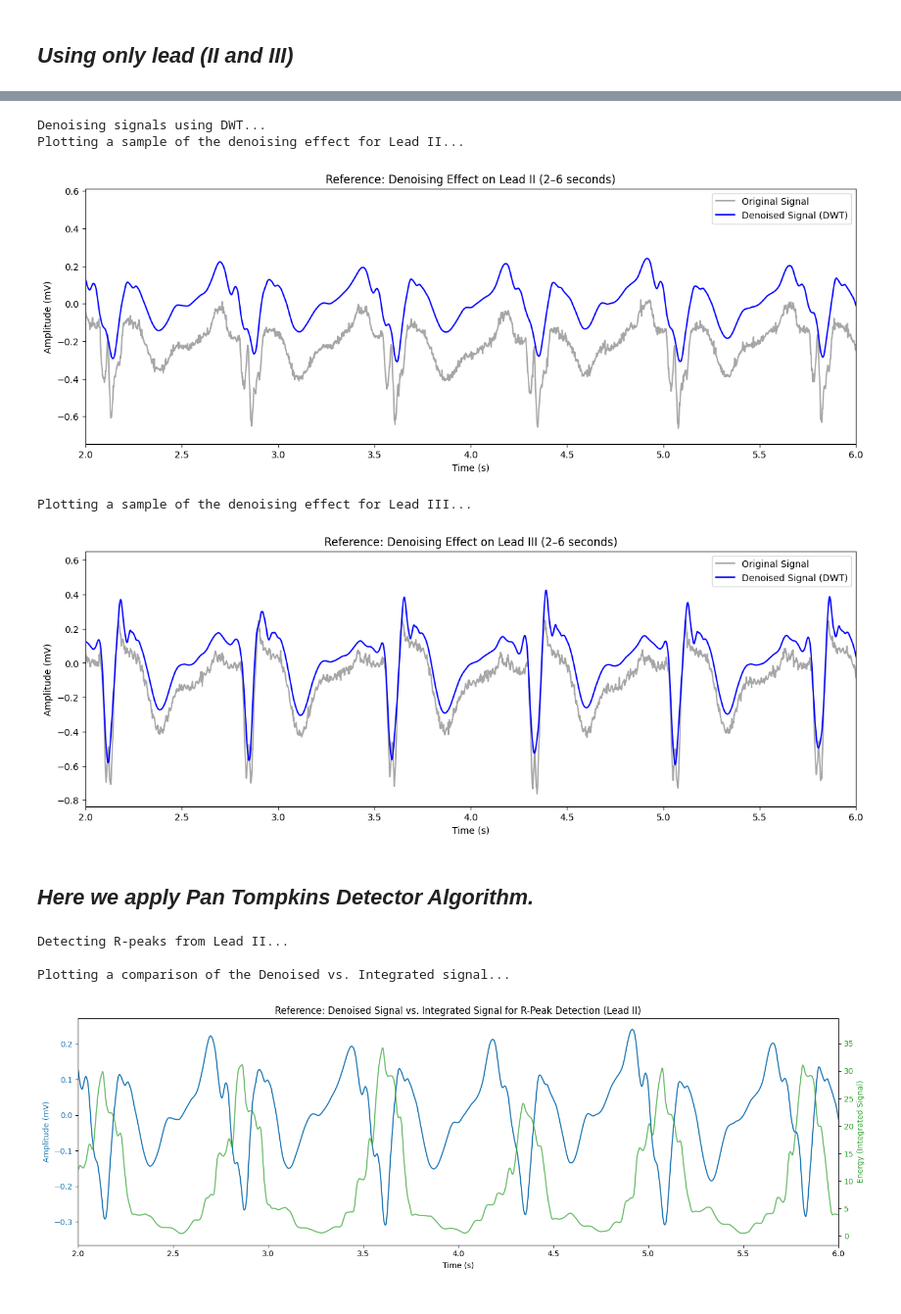
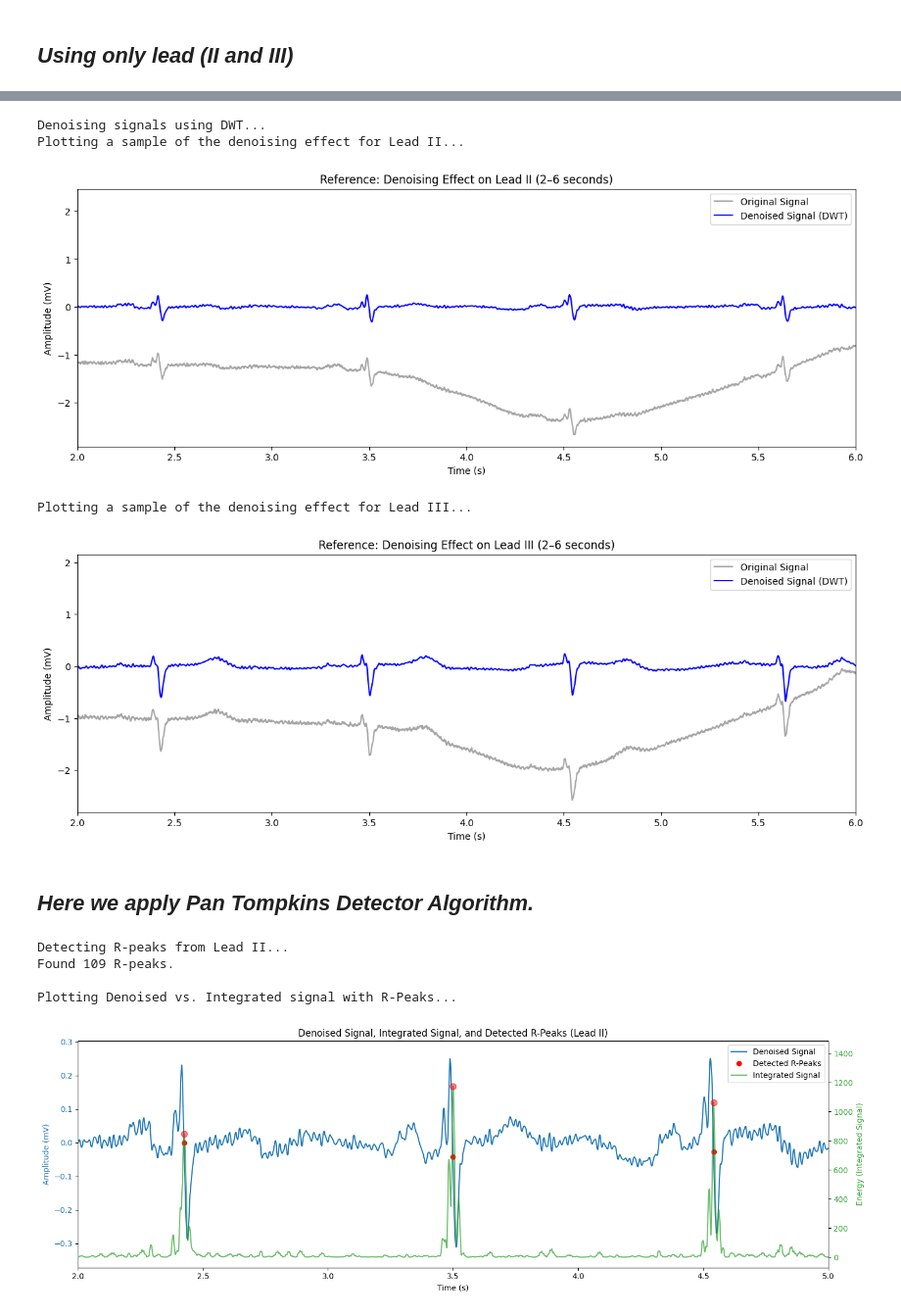
Before and after one commit to ArjuMukherjee/myocardial-infarction-detection, a Jupyter notebook: ecg-diagnosis.ipynb, the cells around one changed output, grey strips where cells are left out. Shown at 98% size. Drawn from its saved outputs; the diff is of its cells as text; code cells hidden in the pictures.

Commit message:
Kaggle Notebook | ECG Diagnosis | Version 8

```diff
--- a/ecg-diagnosis.ipynb
+++ b/ecg-diagnosis.ipynb
@@ -600,7 +601,7 @@ wfdb.plot_wfdb(record=record, title='Ecg Report of one Patient (001)')
 # %% [markdown]
 ## *Using only lead (II and III)*
 # %%
-signals, fields = wfdb.rdsamp('/kaggle/input/ptb-ecg-database/ptb-diagnostic-ecg-database-1.0.0/patient001/s0010_re', channels=[1,2])
+signals, fields = wfdb.rdsamp('/kaggle/input/ptb-ecg-database/ptb-diagnostic-ecg-database-1.0.0/patient030/s0117lre', channels=[1,2])
 raw_ecg_data = pd.DataFrame(signals, columns=['lead_ii', 'lead_iii'])
 print("Successfully loaded the ECG signal data.")
 raw_ecg_data
@@ -649,13 +651,16 @@ def denoise_signal_dwt(signal, fs):
     coeffs[-1] = np.zeros_like(coeffs[-1]) # Remove cD1 (> 250 Hz)
     coeffs[-2] = np.zeros_like(coeffs[-2]) # Remove cD2 (> 125 Hz)
     coeffs[-3] = np.zeros_like(coeffs[-3]) # Remove cD3 (> 62.5 Hz)
-    coeffs[-4] = np.zeros_like(coeffs[-4]) # Remove cD4 (> 31.25 Hz)
-    coeffs[-5] = np.zeros_like(coeffs[-5]) # Remove cD5 (> 15.6 Hz)
+    # coeffs[-4] = np.zeros_like(coeffs[-4]) # Remove cD4 (> 31.25 Hz)
+    # coeffs[-5] = np.zeros_like(coeffs[-5]) # Remove cD5 (> 15.6 Hz)
 
     denoised_signal = pywt.waverec(coeffs, wavelet)
-    denoised_signal = np.pad(denoised_signal, (0, len(signal) - len(denoised_signal)), 'edge')
 
-    return denoised_signal
+    output_len = len(signal)
+    if len(denoised_signal) > output_len:
+        return denoised_signal[:output_len] # Truncate if longer
+    else:
+        return np.pad(denoised_signal, (0, output_len - len(denoised_signal)), 'edge')
 # %%
 fs = fields['fs']
 
@@ -694,9 +699,9 @@ plt.show()
 # %% [output]
 Denoising signals using DWT...
 Plotting a sample of the denoising effect for Lead II...
-[figure, old version]
+[figure, new version]
 Plotting a sample of the denoising effect for Lead III...
-[figure, old version]
+[figure, new version]
 # %% [markdown]
 ## *Here we apply Pan Tompkins Detector Algorithm.*
 # %%
@@ -733,33 +742,38 @@ def pan_tompkins_detector(signal, fs):
 # %%
 print("\nDetecting R-peaks from Lead II...")
-integrated_signal_ii = pan_tompkins_detector(denoised_lead_ii, fs)
-# print(f"Found {len(r_peaks_ii)} R-peaks.")
+r_peaks_ii, integrated_signal_ii = pan_tompkins_detector(denoised_lead_ii, fs)
+print(f"Found {len(r_peaks_ii)} R-peaks.")
 
-# --- ADDED: PLOT DENOISED VS INTEGRATED SIGNAL ---
-print("\nPlotting a comparison of the Denoised vs. Integrated signal...")
+print("\nPlotting Denoised vs. Integrated signal with R-Peaks...")
 fig, ax1 = plt.subplots(figsize=(15, 5))
-plt.title("Reference: Denoised Signal vs. Integrated Signal for R-Peak Detection (Lead II)")
+plt.title("Denoised Signal, Integrated Signal, and Detected R-Peaks (Lead II)")
 time_vec = np.arange(len(denoised_lead_ii)) / fs
 
-# Plot Denoised Signal on the primary y-axis
 color = 'tab:blue'
 ax1.set_xlabel('Time (s)')
 ax1.set_ylabel('Amplitude (mV)', color=color)
 ax1.plot(time_vec, denoised_lead_ii, color=color, label='Denoised Signal')
 ax1.tick_params(axis='y', labelcolor=color)
-ax1.set_xlim(2, 6)
+ax1.set_xlim(2, 5)
 
-# Create a second y-axis for the Integrated Signal
 ax2 = ax1.twinx()
 color = 'tab:green'
 ax2.set_ylabel('Energy (Integrated Signal)', color=color)
 ax2.plot(time_vec, integrated_signal_ii, color=color, label='Integrated Signal', alpha=0.7)
 ax2.tick_params(axis='y', labelcolor=color)
+
+ax1.plot(time_vec[r_peaks_ii], denoised_lead_ii[r_peaks_ii], 'ro', label='Detected R-Peaks')
+ax2.plot(time_vec[r_peaks_ii], integrated_signal_ii[r_peaks_ii], 'ro', markersize=8, alpha=0.5)
+
+lines1, labels1 = ax1.get_legend_handles_labels()
+lines2, labels2 = ax2.get_legend_handles_labels()
+ax2.legend(lines1 + lines2, labels1 + labels2, loc='upper right')
+
 fig.tight_layout()
 plt.show()
-# --- END OF ADDED PLOT ---
 # %% [output]
 Detecting R-peaks from Lead II...
+Found 109 R-peaks.
 
-Plotting a comparison of the Denoised vs. Integrated signal...
+Plotting Denoised vs. Integrated signal with R-Peaks...
-[figure, old version]
+[figure, new version]
```
Also changed, not shown: parts of 30 cells of this notebook.
